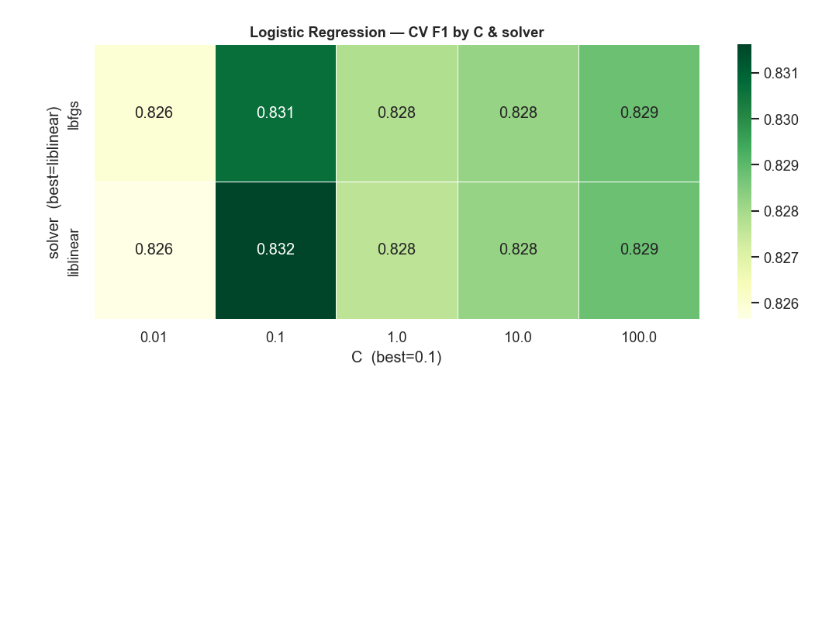
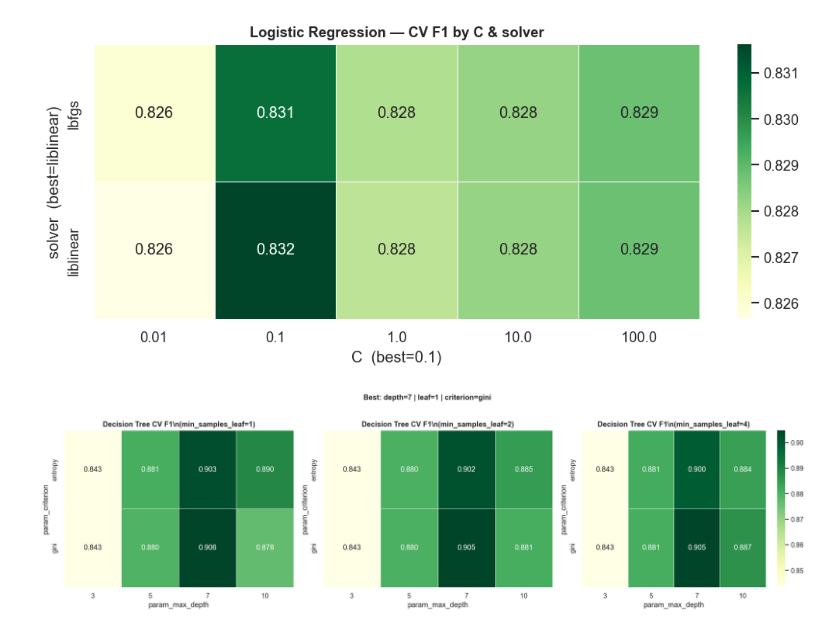
Before and after one commit to afeefanver/Osteoporosis-Risk-Prediction, a Jupyter notebook: Model Train(Oesto_V2).ipynb, the cells around one changed output. Saved outputs shown, nothing was run; the diff lists cells and outputs as text; code cells hidden in the pictures; blank space fills up the shorter version.

```diff
--- a/Model Train(Oesto_V2).ipynb
+++ b/Model Train(Oesto_V2).ipynb
@@ -407,3 +409,23 @@ plt.tight_layout()
 plt.show()
 # %% [output]
 [figure]
+# %%
+# ── Decision Tree: max_depth vs criterion, faceted by min_samples_leaf
+fig, axes = plt.subplots(1, 3, figsize=(18, 5))
+res = pd.DataFrame(grid_objects['Decision Tree'].cv_results_)
+for ax, leaf in zip(axes, [1, 2, 4]):
+    subset = res[res['param_min_samples_leaf'] == leaf]
+    pivot  = subset.pivot_table(index='param_criterion', columns='param_max_depth',
+                                values='mean_test_score', aggfunc='mean')
+    sns.heatmap(pivot, annot=True, fmt='.3f', cmap='YlGn', ax=ax,
+                linewidths=0.5, cbar=(leaf == 4))
+    ax.set_title(f'Decision Tree CV F1\\n(min_samples_leaf={leaf})', fontweight='bold')
+
+best = trained_models['Decision Tree']['best_params']
+fig.suptitle(f'Best: depth={best["max_depth"]} | leaf={best["min_samples_leaf"]} | criterion={best["criterion"]}',
+             fontsize=12, fontweight='bold', y=1.02)
+plt.savefig('plot/17_DT.png', bbox_inches='tight')
+plt.tight_layout()
+plt.show()
+# %% [output]
+[figure, added]
```
Also changed, not shown: parts of 1 cell of this notebook.
